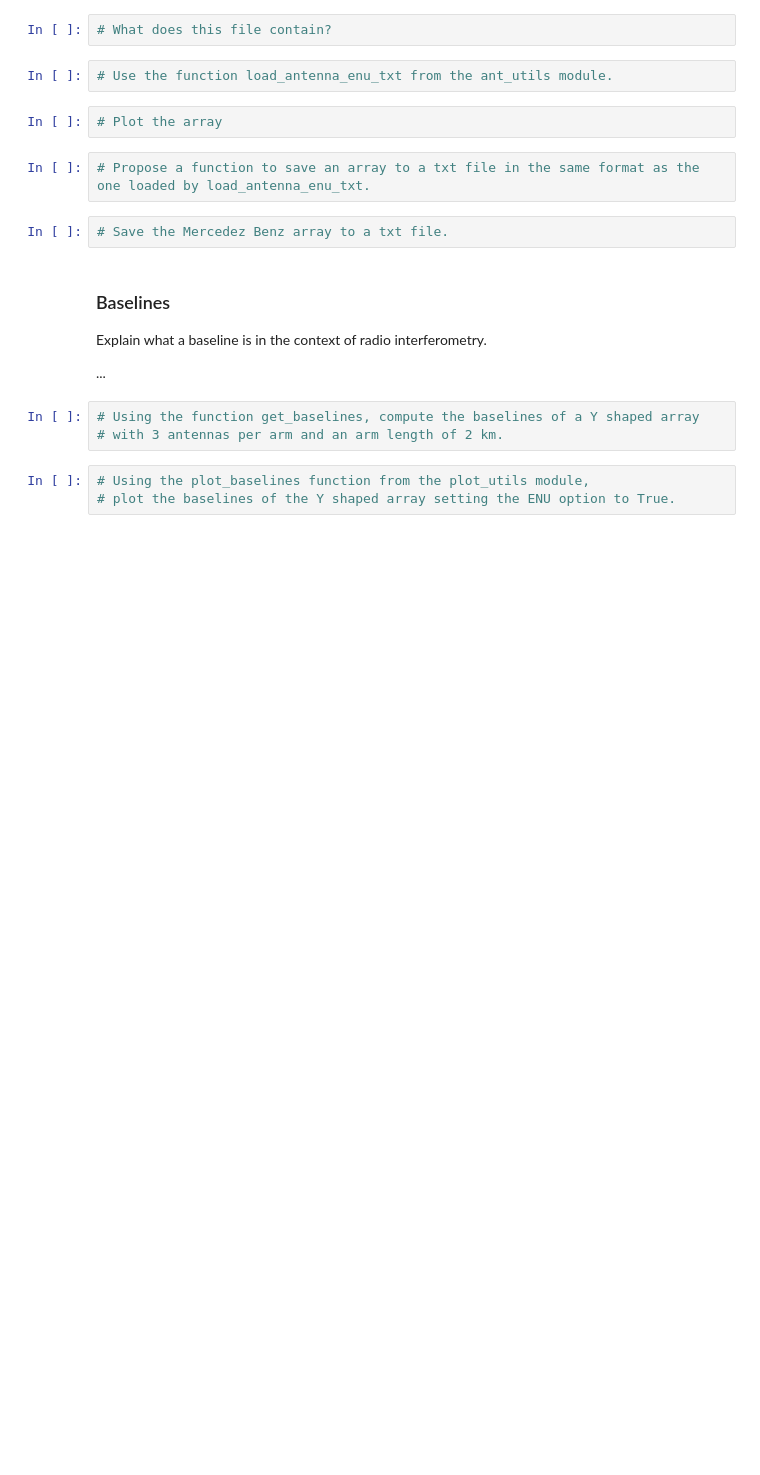
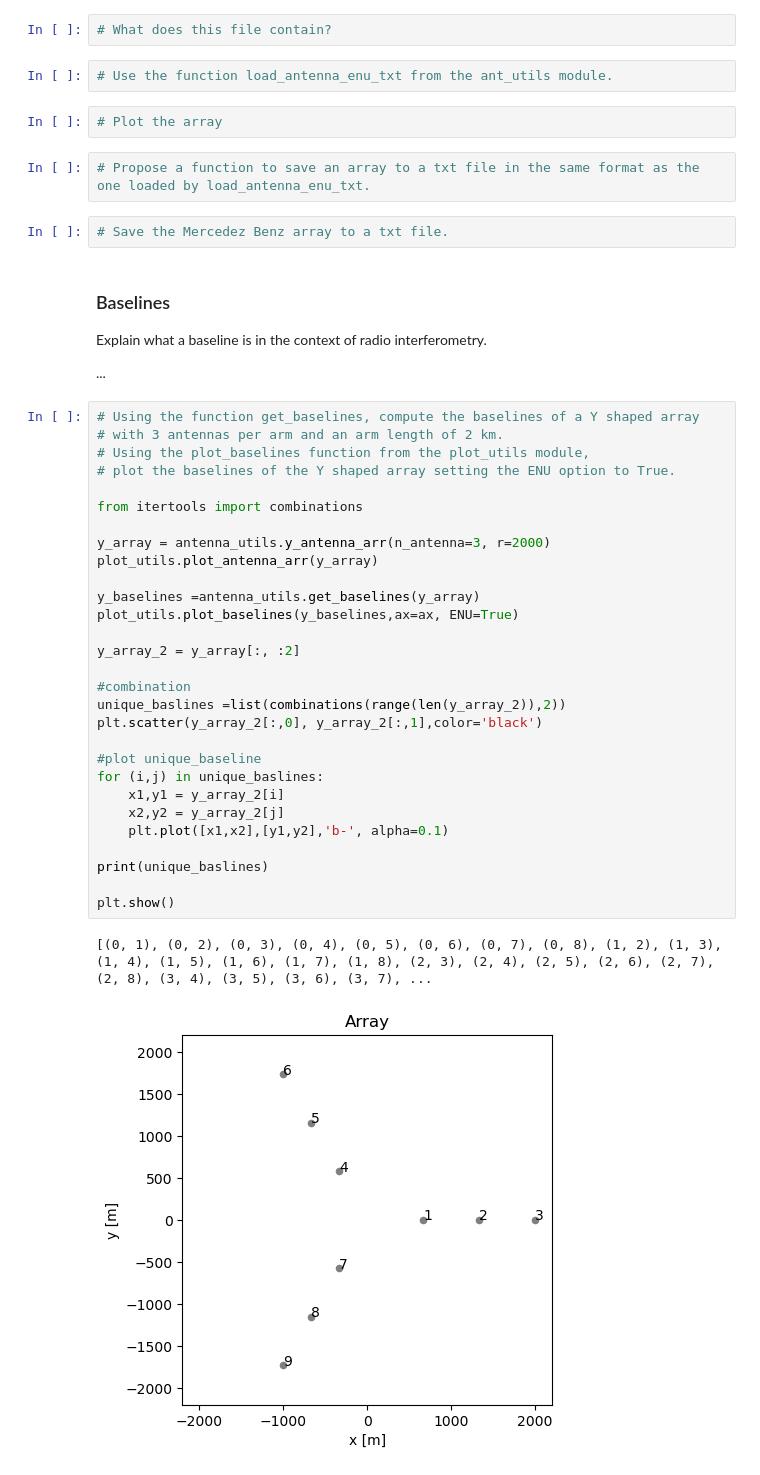
Before and after one commit to mb-manal/argosim_tuto, a Jupyter notebook: notebooks/tuto_1_antenna_utils.ipynb, the cells around one changed output. Drawn from its saved outputs; the diff is of its cells as text; blank space fills up the shorter version.

```diff
--- a/notebooks/tuto_1_antenna_utils.ipynb
+++ b/notebooks/tuto_1_antenna_utils.ipynb
@@ -99,9 +317,35 @@ Download the `argos_pathfinder.txt` file, located in the `argosim` [GitHub repos
 Explain what a baseline is in the context of radio interferometry.
 
 ...
-# %%
-# Using the function get_baselines, compute the baselines of a Y shaped array
-# with 3 antennas per arm and an arm length of 2 km.
-# %%
-# Using the plot_baselines function from the plot_utils module,
-# plot the baselines of the Y shaped array setting the ENU option to True.
+# %%
+# Using the function get_baselines, compute the baselines of a Y shaped array
+# with 3 antennas per arm and an arm length of 2 km.
+# Using the plot_baselines function from the plot_utils module,
+# plot the baselines of the Y shaped array setting the ENU option to True.
+
+from itertools import combinations
+
+y_array = antenna_utils.y_antenna_arr(n_antenna=3, r=2000)
+plot_utils.plot_antenna_arr(y_array)
+
+y_baselines =antenna_utils.get_baselines(y_array)
+plot_utils.plot_baselines(y_baselines,ax=ax, ENU=True)
+
+y_array_2 = y_array[:, :2]
+
+#combination
+unique_baslines =list(combinations(range(len(y_array_2)),2))
+plt.scatter(y_array_2[:,0], y_array_2[:,1],color='black')
+
+#plot unique_baseline
+for (i,j) in unique_baslines:
+    x1,y1 = y_array_2[i]
+    x2,y2 = y_array_2[j]
+    plt.plot([x1,x2],[y1,y2],'b-', alpha=0.1)
+
+print(unique_baslines)
+
+plt.show()
+# %% [output]
+[(0, 1), (0, 2), (0, 3), (0, 4), (0, 5), (0, 6), (0, 7), (0, 8), (1, 2), (1, 3), (1, 4), (1, 5), (1, 6), (1, 7), (1, 8), (2, 3), (2, 4), (2, 5), (2, 6), (2, 7), (2, 8), (3, 4), (3, 5), (3, 6), (3, 7), ...
+[figure, added]
```
Also changed, not shown: parts of 34 cells of this notebook.
